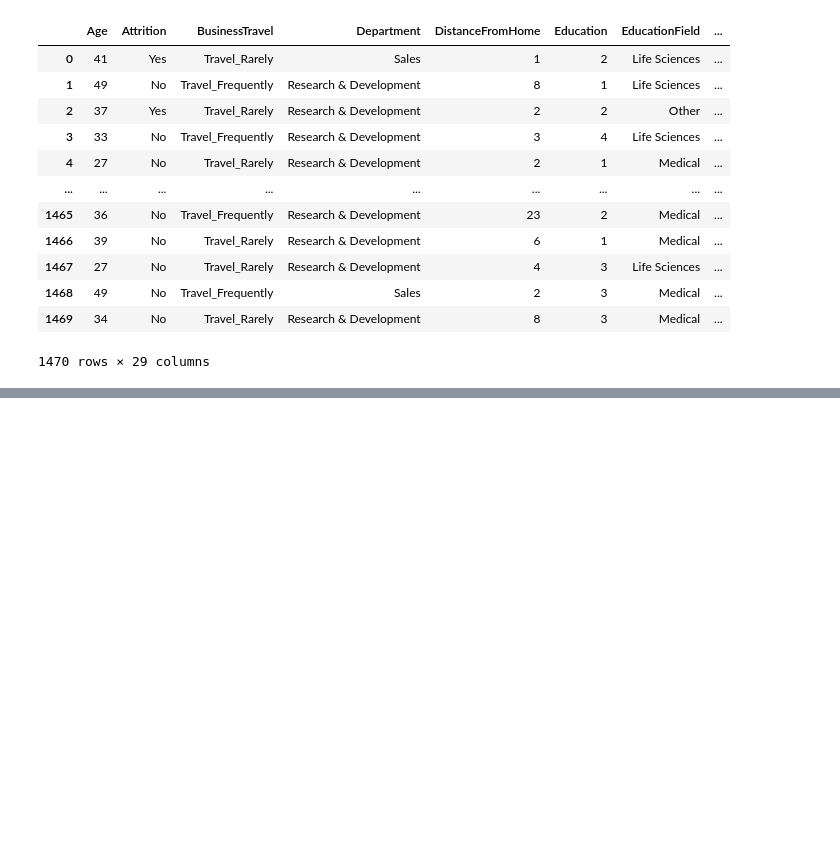
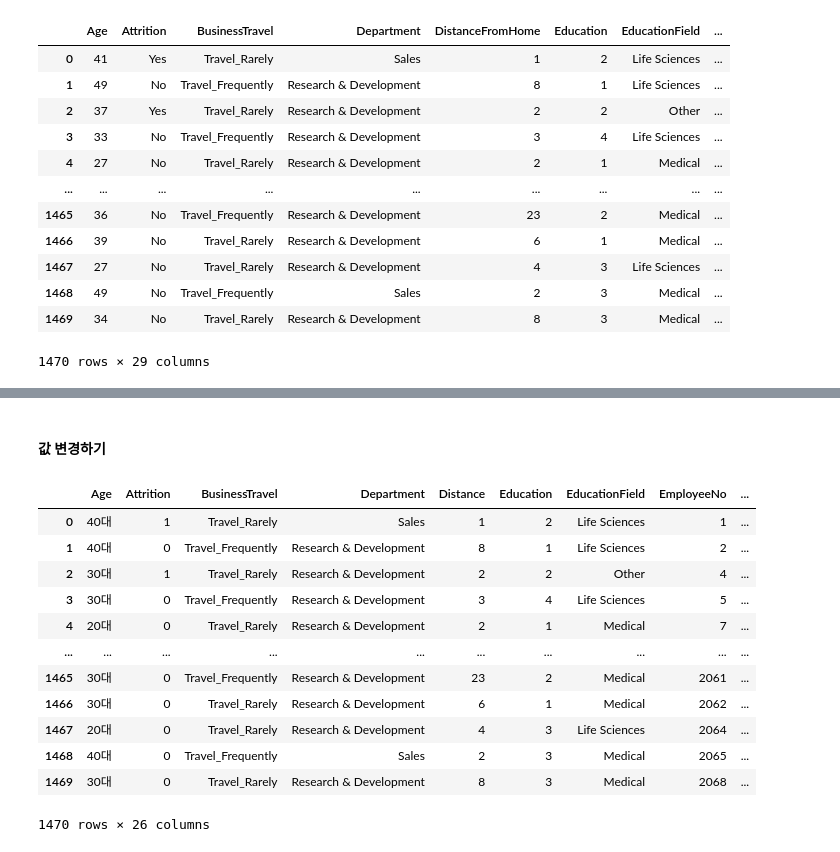
Before and after one commit to ryeongse25/kt-aivle, a Jupyter notebook: employee_attrition/employee_attrition.ipynb, the cells around one changed output, grey strips where cells are left out. Saved outputs shown, nothing was run; the diff lists cells and outputs as text; code cells hidden in the pictures; blank space fills up the shorter version.

Commit message:
데이터프레임 변경하기

```diff
--- a/employee_attrition/employee_attrition.ipynb
+++ b/employee_attrition/employee_attrition.ipynb
@@ -340,0 +384,27 @@ data2
+# %% [markdown]
+#### **값 변경하기**
+# %%
+# np.where() : Attrition의 값이 'Yes'일 경우 1, 'No'일 경우 0으로 바꾸기
+data2['Attrition'] = np.where(data2['Attrition'] == 'Yes', 1, 0)
+
+# pd.cut() : 19세 이하 : 10대, 20 - 29 : 20대, 30 - 39 : 30대, 40 - 49 : 40대, 50 - 59 : 50대, 60세 이상 : 60대
+data2['Age'] = pd.cut(data2['Age'], bins=[0, 20, 30, 40, 50, 60, 100], right=False, labels=['10대', '20대', '30대', '40대', '50대', '60대'])
+
+# map() : OverTime 값이 'Yes'일 경우 1, 'No'일 경우 0으로 바꾸기
+data2['OverTime'] = data2['OverTime'].map({'Yes': 1, 'No': 0})
+
+data2
+# %% [output]
+|  | Age | Attrition | BusinessTravel | Department | Distance | Education | EducationField | EmployeeNo | ... |
+| 0 | 40대 | 1 | Travel_Rarely | Sales | 1 | 2 | Life Sciences | 1 | ... |
+| 1 | 40대 | 0 | Travel_Frequently | Research & Development | 8 | 1 | Life Sciences | 2 | ... |
+| 2 | 30대 | 1 | Travel_Rarely | Research & Development | 2 | 2 | Other | 4 | ... |
+| 3 | 30대 | 0 | Travel_Frequently | Research & Development | 3 | 4 | Life Sciences | 5 | ... |
+| 4 | 20대 | 0 | Travel_Rarely | Research & Development | 2 | 1 | Medical | 7 | ... |
+| ... | ... | ... | ... | ... | ... | ... | ... | ... | ... |
+| 1465 | 30대 | 0 | Travel_Frequently | Research & Development | 23 | 2 | Medical | 2061 | ... |
+| 1466 | 30대 | 0 | Travel_Rarely | Research & Development | 6 | 1 | Medical | 2062 | ... |
+| 1467 | 20대 | 0 | Travel_Rarely | Research & Development | 4 | 3 | Life Sciences | 2064 | ... |
+| 1468 | 40대 | 0 | Travel_Frequently | Sales | 2 | 3 | Medical | 2065 | ... |
+| 1469 | 30대 | 0 | Travel_Rarely | Research & Development | 8 | 3 | Medical | 2068 | ... |
+1470 rows × 26 columns
```
Also changed, not shown: parts of 5 cells of this notebook.
